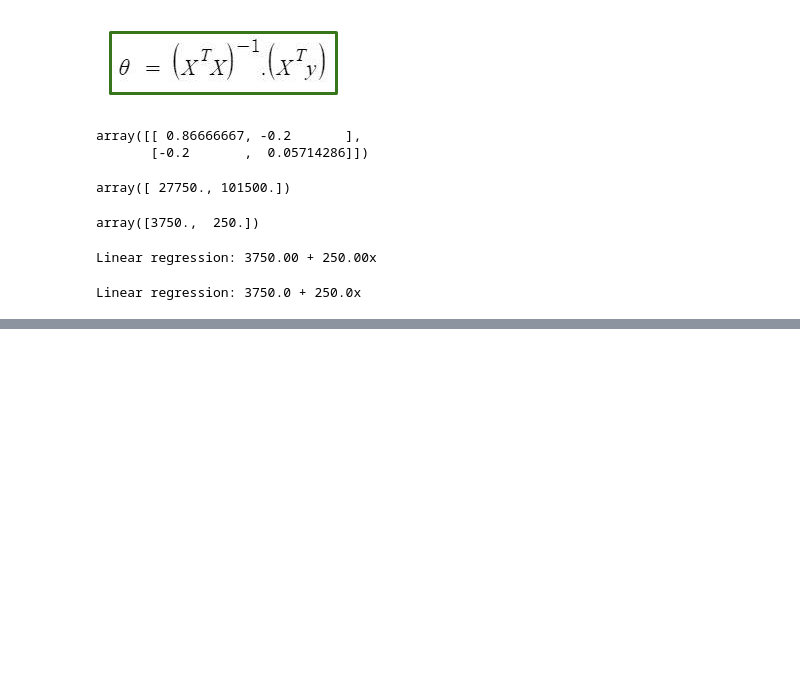
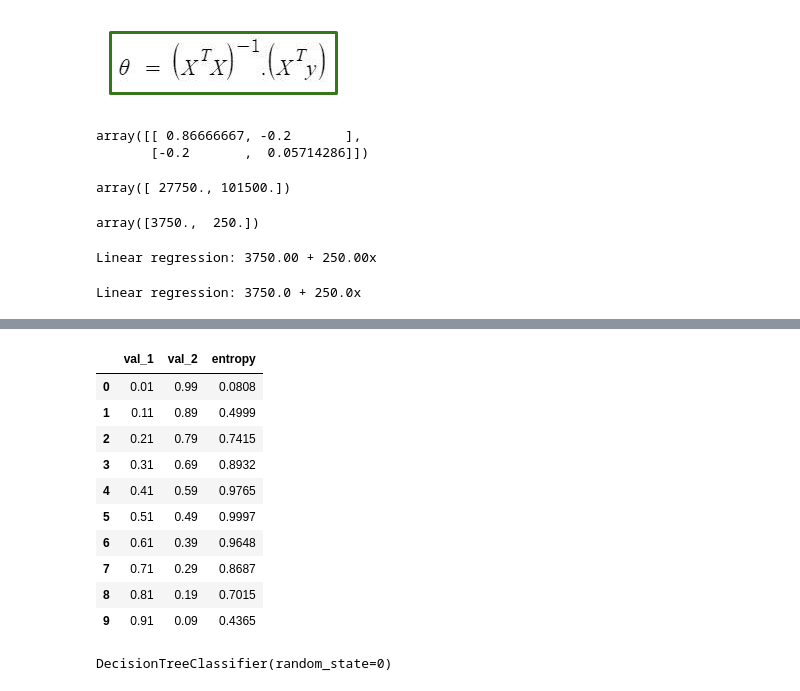
Before and after one commit to sanyamsh7/Notebooks, a Jupyter notebook: Exercises03.ipynb, the cells around one changed output, grey strips where cells are left out. Cells and saved outputs as stored; diff of their text form; code cells hidden in the pictures; blank space fills up the shorter version.

```diff
--- a/Exercises03.ipynb
+++ b/Exercises03.ipynb
@@ -88,0 +133,11 @@ Linear regression: 3750.0 + 250.0x
+# %%
+import numpy as np
+import pandas as pd
+
+
+def entropy(x):
+    return np.round(-np.sum(x * np.log2(x)), 4)
+
+
+df = pd.DataFrame({'val_1': np.arange(0.01, 1.0, 0.1), 'val_2': 1 - np.arange(0.01, 1.0, 0.1)})
+df
@@ -88,0 +158,4 @@ Linear regression: 3750.0 + 250.0x
+# %%
+# find the entropy of both
+for row in df.iterrows():
+  print([row[1][0], row[1][1]])
@@ -88,0 +173,15 @@ Linear regression: 3750.0 + 250.0x
+# %%
+df['entropy'] = [entropy([row[1][0], row[1][1]]) for row in df.iterrows()]
+df
+# %% [output]
+|  | val_1 | val_2 | entropy |
+| 0 | 0.01 | 0.99 | 0.0808 |
+| 1 | 0.11 | 0.89 | 0.4999 |
+| 2 | 0.21 | 0.79 | 0.7415 |
+| 3 | 0.31 | 0.69 | 0.8932 |
+| 4 | 0.41 | 0.59 | 0.9765 |
+| 5 | 0.51 | 0.49 | 0.9997 |
+| 6 | 0.61 | 0.39 | 0.9648 |
+| 7 | 0.71 | 0.29 | 0.8687 |
+| 8 | 0.81 | 0.19 | 0.7015 |
+| 9 | 0.91 | 0.09 | 0.4365 |
@@ -88,0 +203,6 @@ Linear regression: 3750.0 + 250.0x
+# %%
+# create a decision tree classifier
+tree = DecisionTreeClassifier(random_state = 0)
+tree.fit(X_train, y_train)
+# %% [output]
+DecisionTreeClassifier(random_state=0)
```
Also changed, not shown: parts of 13 cells of this notebook.
